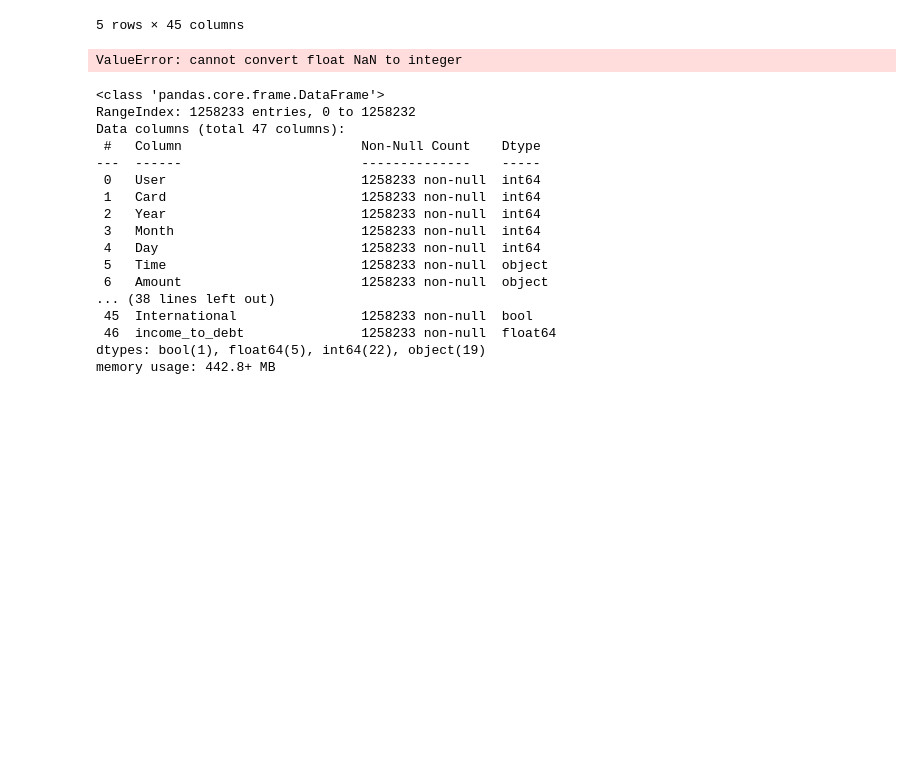
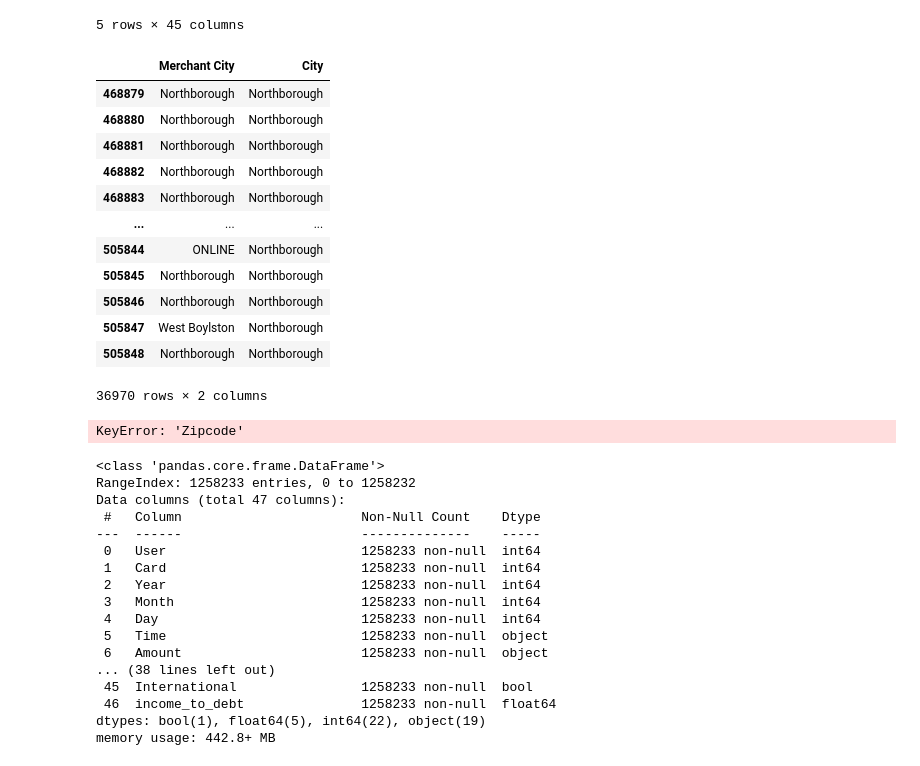
Before and after one commit to wrube/Project_4_Group_2, a Jupyter notebook: create_dataset_ben.ipynb, the cells around one changed output. Saved outputs shown, nothing was run; the diff lists cells and outputs as text; code cells hidden in the pictures; blank space fills up the shorter version.

```diff
--- a/create_dataset_ben.ipynb
+++ b/create_dataset_ben.ipynb
@@ -31,0 +112,17 @@ transactions_df = pd.read_csv(transactions_path)
+# %%
+
+# function to add a leading zero to a zipcode
+def add_leading_zero_to_zipcode(item):
+    new_zip = '0' + str(item)
+    return new_zip
+
+
+# convert the Zip column to a string then remove the trailing '.0'
+transactions_test_df.loc[:, 'Zip'] = transactions_test_df['Zip'].astype(dtype='string').str.replace('.0', '')
+users_df.loc[:, 'Zipcode'] = users_df['Zipcode'].astype(dtype='string')
+
+# add a leading zero to zipcode if zipcode is length 4
+transactions_test_df.loc[:, 'Zip'] = transactions_test_df.apply(
+    lambda x: add_leading_zero_to_zipcode(x['Zip']) if len(str(x['Zip'])) == 4 else x['Zip'],
+    axis=1
+)
@@ -89,8 +225,24 @@ def calculate_distance(zip1, zip2):
         return -1
+# %%
+merged_df.loc[merged_df['Zipcode'] == 1532, ['Merchant City', 'City']]
+# %% [output]
+|  | Merchant City | City |
+| 468879 | Northborough | Northborough |
+| 468880 | Northborough | Northborough |
+| 468881 | Northborough | Northborough |
+| 468882 | Northborough | Northborough |
+| 468883 | Northborough | Northborough |
+| ... | ... | ... |
+| 505844 | ONLINE | Northborough |
+| 505845 | Northborough | Northborough |
+| 505846 | Northborough | Northborough |
+| 505847 | West Boylston | Northborough |
+| 505848 | Northborough | Northborough |
+36970 rows × 2 columns
 # %%
-merged_df['Distance'] = merged_df.apply(lambda row: calculate_distance(row['Zip'], row['Zipcode']), axis=1)
+merged_df['Distance'] = merged_df.apply(lambda row: calculate_distance(row['Zipcode'], row['Zip'], axis=1))
 # %% [output]
-ValueError: cannot convert float NaN to integer
+KeyError: 'Zipcode'
 # %%
 merged_df.info()
 # %% [output]
```
Also changed, not shown: parts of 15 cells of this notebook, 5 other files.
